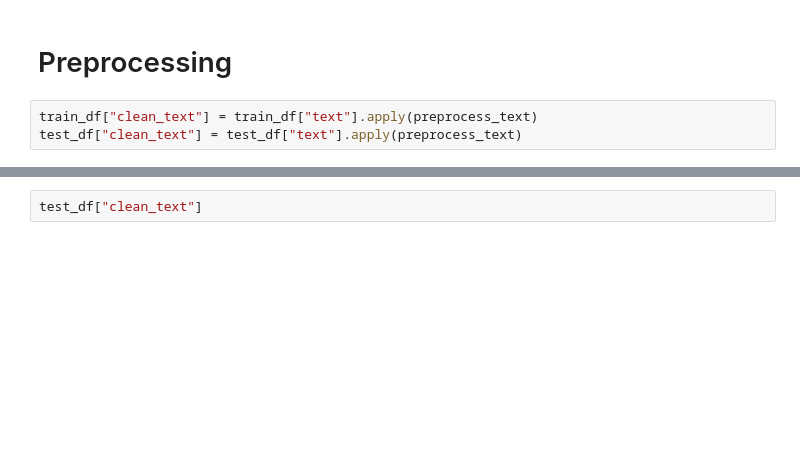
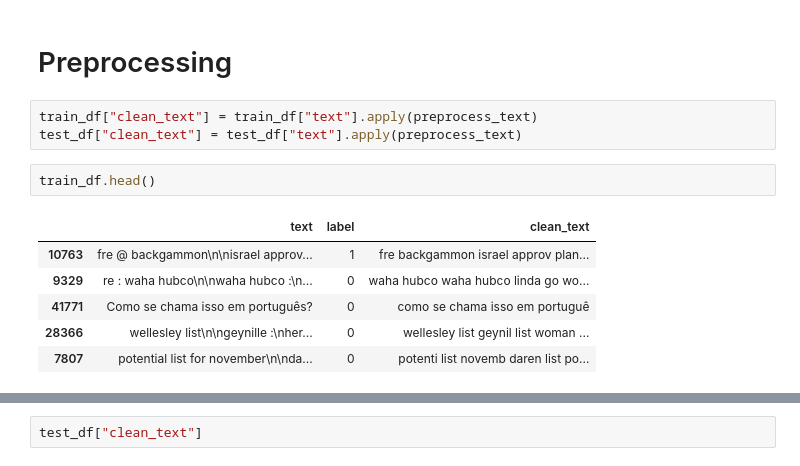
Before and after one commit to keitaVigano/tm4spam, a Jupyter notebook: notebooks/preprocessing.ipynb, the cells around one changed output, grey strips where cells are left out. Cells and saved outputs as stored; diff of their text form; blank space fills up the shorter version.

```diff
--- a/notebooks/preprocessing.ipynb
+++ b/notebooks/preprocessing.ipynb
@@ -61,6 +59,15 @@ Distilbert does not need any preprocessing so it will be finetuning without any
 # %%
 train_df["clean_text"] = train_df["text"].apply(preprocess_text)
 test_df["clean_text"] = test_df["text"].apply(preprocess_text)
+# %%
+train_df.head()
+# %% [output]
+|  | text | label | clean_text |
+| 10763 | fre @ backgammon\n\nisrael approv... | 1 | fre backgammon israel approv plan... |
+| 9329 | re : waha hubco\n\nwaha hubco :\n... | 0 | waha hubco waha hubco linda go wo... |
+| 41771 | Como se chama isso em português? | 0 | como se chama isso em portuguê |
+| 28366 | wellesley list\n\ngeynille :\nher... | 0 | wellesley list geynil list woman ... |
+| 7807 | potential list for november\n\nda... | 0 | potenti list novemb daren list po... |
 # %%
 train_df["clean_text"]
 # %% [output]
```
Also changed, not shown: parts of 4 cells of this notebook.
